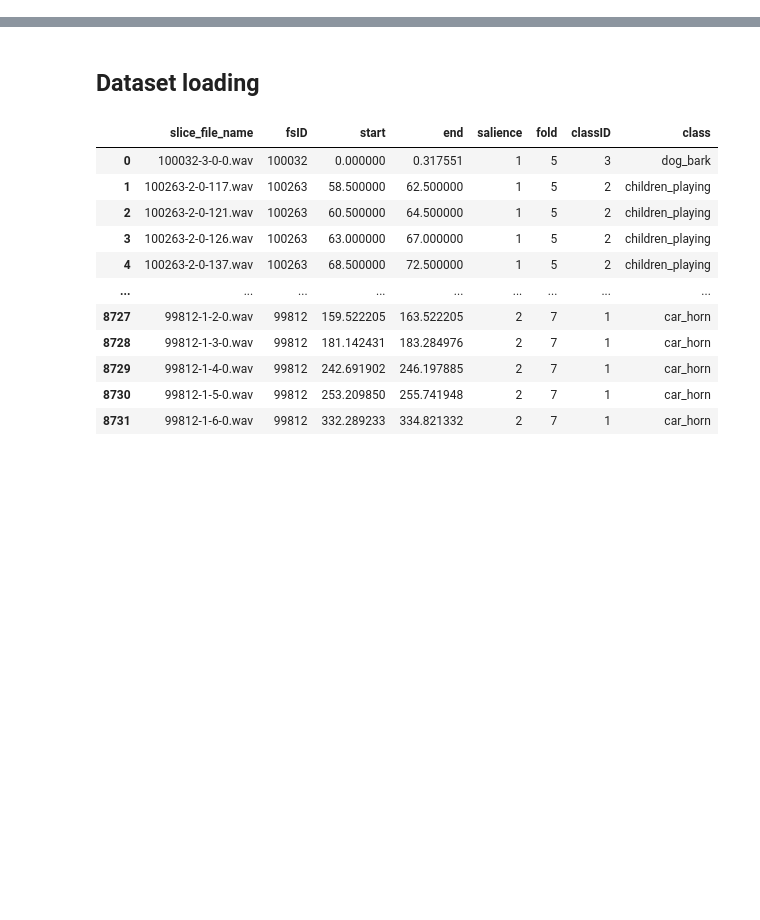
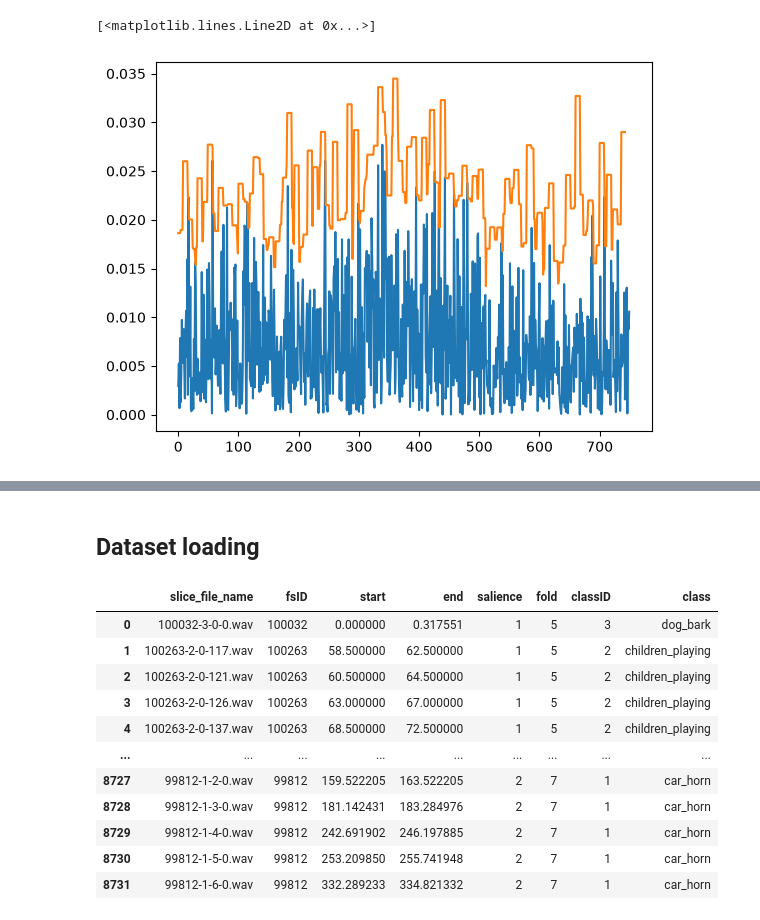
Before and after one commit to matiscodjia/Classifhear, a Jupyter notebook: lab.ipynb, the cells around one changed output, grey strips where cells are left out. Cells and saved outputs as stored; diff of their text form; code cells hidden in the pictures; blank space fills up the shorter version.

```diff
--- a/lab.ipynb
+++ b/lab.ipynb
@@ -41,0 +49,6 @@ plt.show()
+# %%
+plt.plot(np.abs(y[::HOP_LENGTH]))
+plt.plot(ae)
+# %% [output]
+[<matplotlib.lines.Line2D at 0x...>]
+[figure, added]
```
Also changed, not shown: parts of 20 cells of this notebook, 3 other files.
